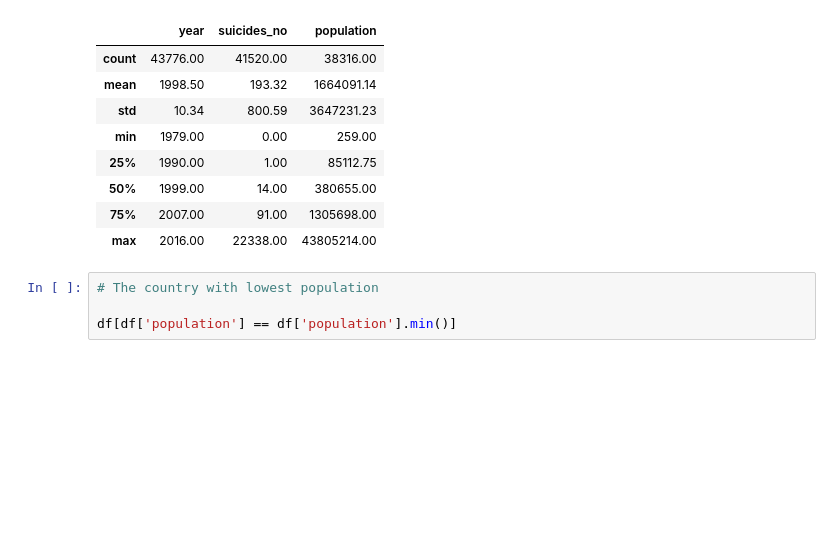
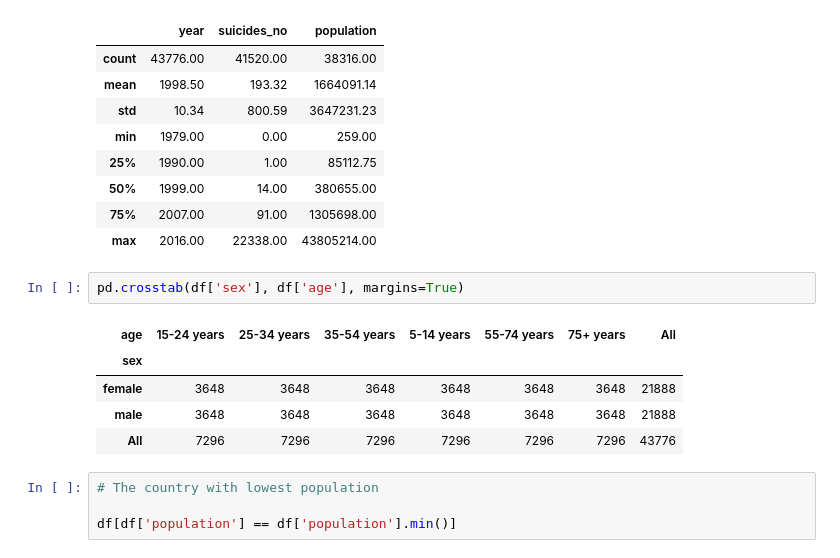
Before and after one commit to Akmal1995/Applied-Data-Science-Assignment-1, a Jupyter notebook: assignment_2.ipynb, the cells around one changed output. Saved outputs shown, nothing was run; the diff lists cells and outputs as text; blank space fills up the shorter version.

```diff
--- a/assignment_2.ipynb
+++ b/assignment_2.ipynb
@@ -222,6 +222,14 @@ df.describe()
 | 50% | 1999.00 | 14.00 | 380655.00 |
 | 75% | 2007.00 | 91.00 | 1305698.00 |
 | max | 2016.00 | 22338.00 | 43805214.00 |
+# %%
+pd.crosstab(df['sex'], df['age'], margins=True)
+# %% [output]
+| age | 15-24 years | 25-34 years | 35-54 years | 5-14 years | 55-74 years | 75+ years | All |
+| sex |  |  |  |  |  |  |  |
+| female | 3648 | 3648 | 3648 | 3648 | 3648 | 3648 | 21888 |
+| male | 3648 | 3648 | 3648 | 3648 | 3648 | 3648 | 21888 |
+| All | 7296 | 7296 | 7296 | 7296 | 7296 | 7296 | 43776 |
 # %%
 # The country with lowest population
 
```
Also changed, not shown: parts of 5 cells of this notebook.
